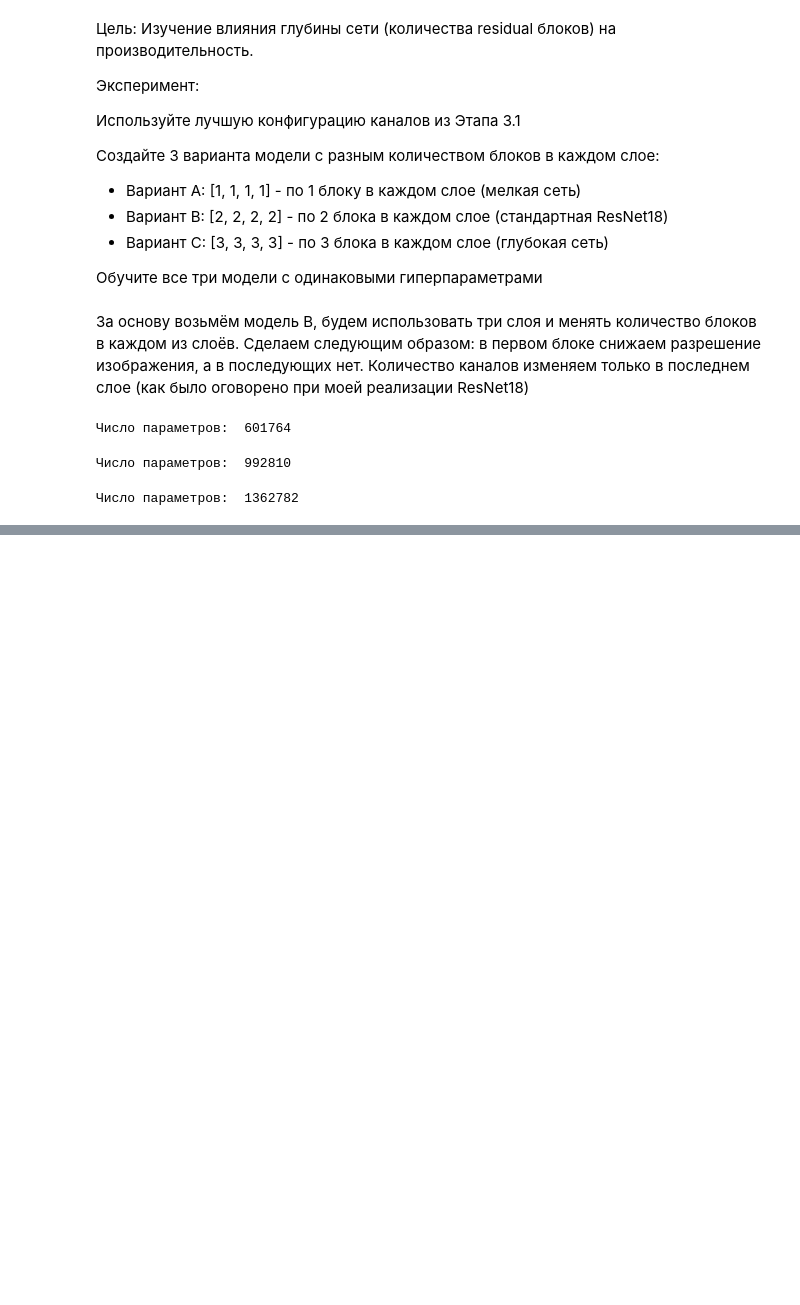
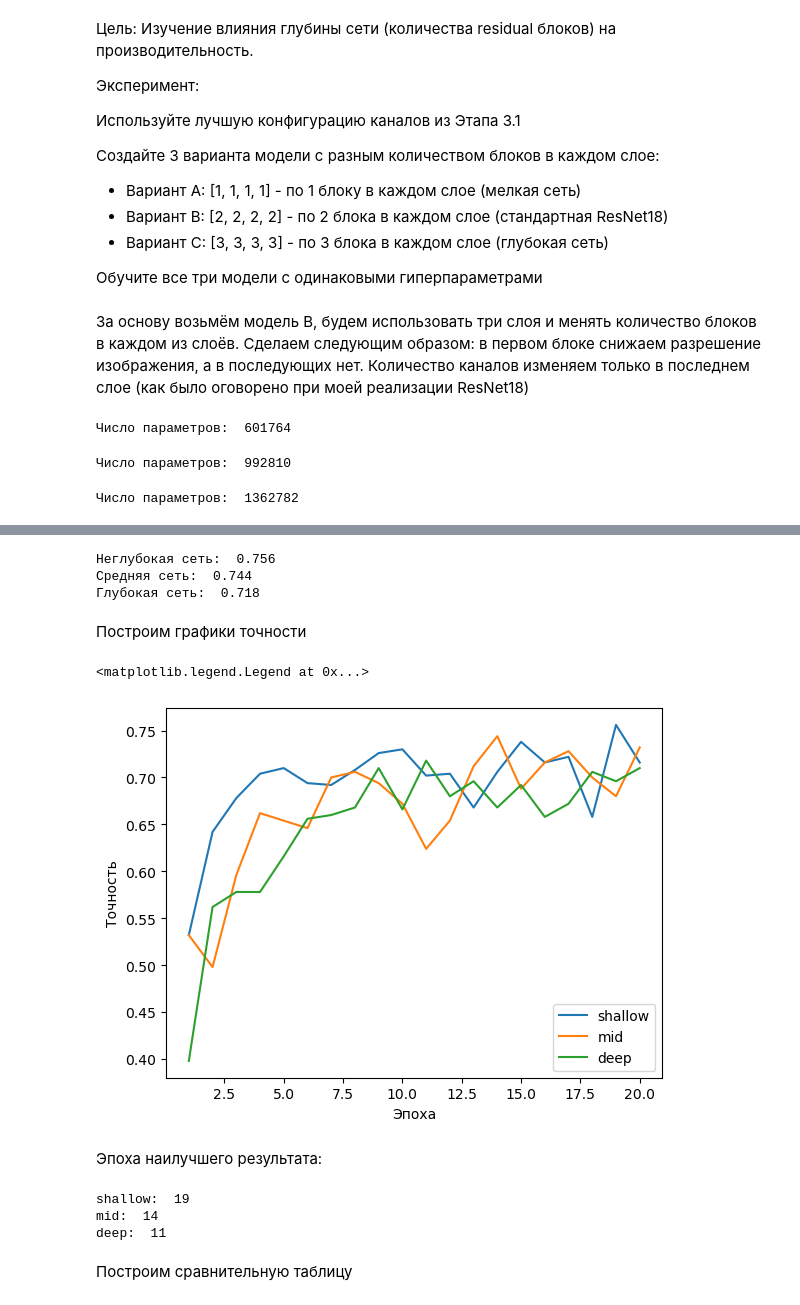
Before and after one commit to EHAT32/cv-masters-2025-fall, a Jupyter notebook: hw2.ipynb, the cells around one changed output, grey strips where cells are left out. Saved outputs shown, nothing was run; the diff lists cells and outputs as text; code cells hidden in the pictures; blank space fills up the shorter version.

```diff
--- a/hw2.ipynb
+++ b/hw2.ipynb
@@ -967,0 +972,23 @@ print("Число параметров: ", param_num)
+# %%
+EPOCH_NUM = 20
+# %%
+model = ShallowResNet().to(device)
+
+optimizer = torch.optim.Adam(model.parameters(), lr=1e-3)
+criterion = nn.CrossEntropyLoss()
+
+model_shallow, shallow_train_loss, shallow_val_loss, shallow_train_acc, shallow_val_acc = trainModel(model, optimizer, criterion, train_data_loader, val_data_loader, save_name="shallow")
+# %%
+model = MidResNet().to(device)
+
+optimizer = torch.optim.Adam(model.parameters(), lr=1e-3)
+criterion = nn.CrossEntropyLoss()
+
+model_mid, mid_train_loss, mid_val_loss, mid_train_acc, mid_val_acc = trainModel(model, optimizer, criterion, train_data_loader, val_data_loader, save_name="mid")
+# %%
+model = DeepResNet().to(device)
+
+optimizer = torch.optim.Adam(model.parameters(), lr=1e-3)
+criterion = nn.CrossEntropyLoss()
+
+model_deep, deep_train_loss, deep_val_loss, deep_train_acc, deep_val_acc = trainModel(model, optimizer, criterion, train_data_loader, val_data_loader, save_name="deep")
@@ -967,0 +1035,32 @@ print("Число параметров: ", param_num)
+# %%
+print("Неглубокая сеть: ", acc_shallow)
+print("Средняя сеть: ", acc_mid)
+print("Глубокая сеть: ", acc_deep)
+# %% [output]
+Неглубокая сеть:  0.756
+Средняя сеть:  0.744
+Глубокая сеть:  0.718
+# %% [markdown]
+Построим графики точности
+# %%
+plt.plot(np.arange(1, EPOCH_NUM+1, dtype=np.int16), shallow_val_acc, label = 'shallow')
+plt.plot(np.arange(1, EPOCH_NUM+1, dtype=np.int16), mid_val_acc, label = 'mid')
+plt.plot(np.arange(1, EPOCH_NUM+1, dtype=np.int16), deep_val_acc, label = 'deep')
+plt.xlabel("Эпоха")
+plt.ylabel("Точность")
+plt.legend()
+# %% [output]
+<matplotlib.legend.Legend at 0x...>
+[figure, added]
+# %% [markdown]
+Эпоха наилучшего результата:
+# %%
+print("shallow: ", np.argmax(shallow_val_acc) + 1)
+print("mid: ", np.argmax(mid_val_acc) + 1)
+print("deep: ", np.argmax(deep_val_acc) + 1)
+# %% [output]
+shallow:  19
+mid:  14
+deep:  11
+# %% [markdown]
+Построим сравнительную таблицу
```
Also changed, not shown: parts of 28 cells of this notebook.
